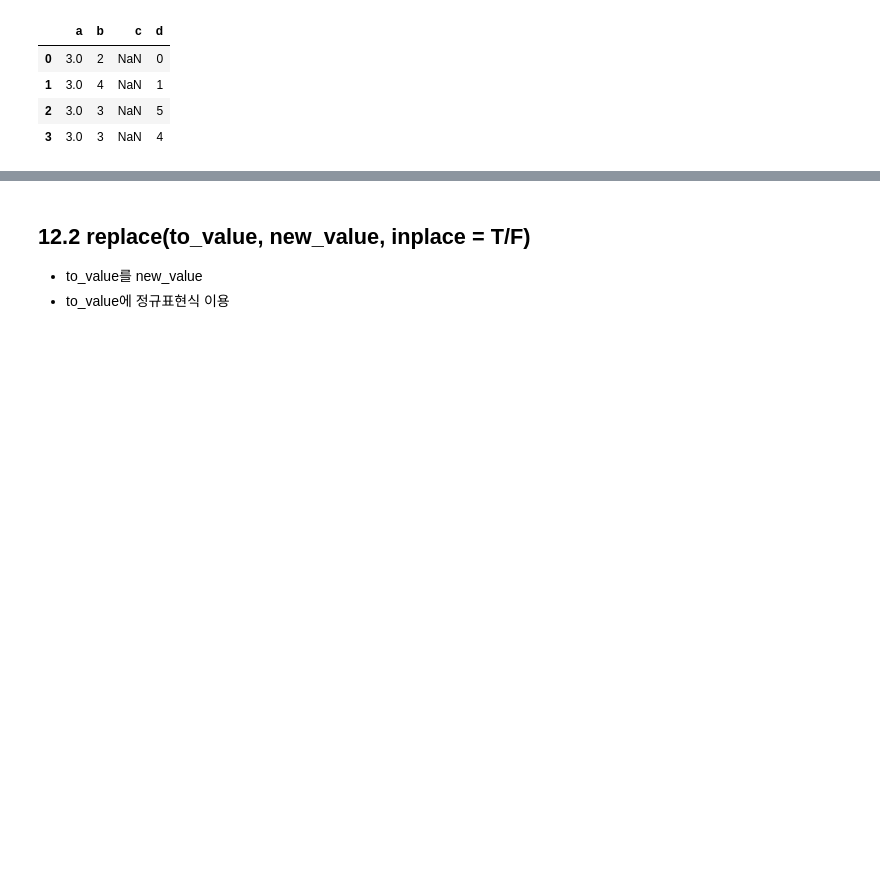
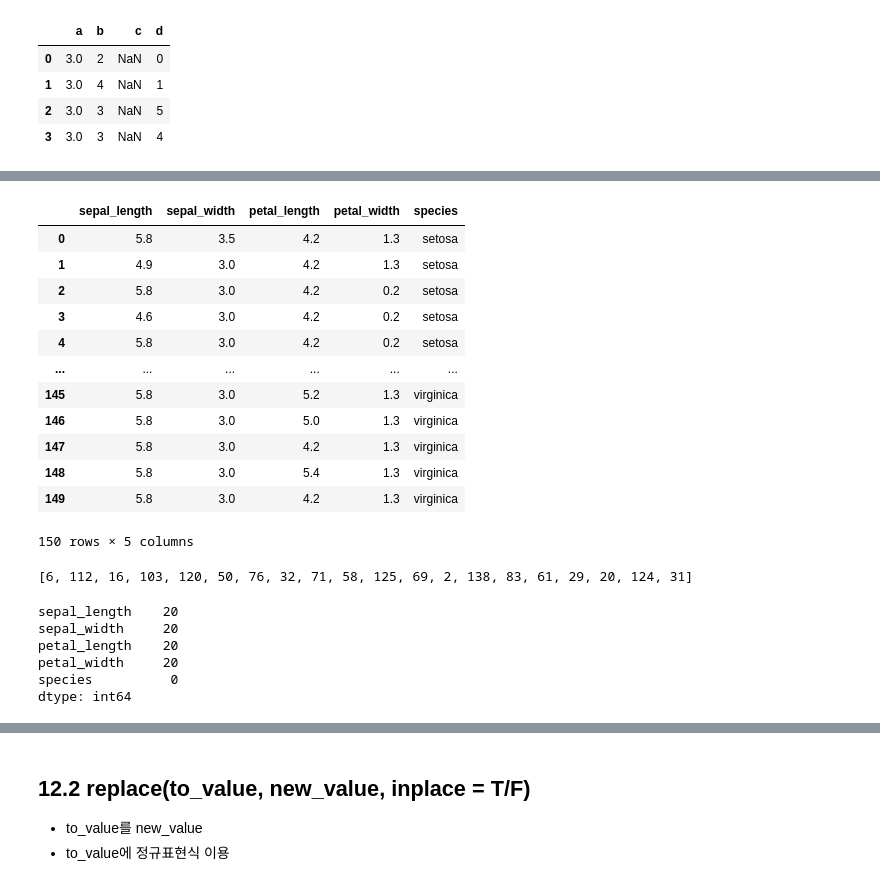
Before and after one commit to gulbiworker/Ai_x, a Jupyter notebook: source/01_python/ch_11 데이터프레임과 시리즈.ipynb, the cells around one changed output, grey strips where cells are left out. Saved outputs shown, nothing was run; the diff lists cells and outputs as text; code cells hidden in the pictures; blank space fills up the shorter version.

```diff
--- a/source/01_python/ch_11 데이터프레임과 시리즈.ipynb
+++ b/source/01_python/ch_11 데이터프레임과 시리즈.ipynb
@@ -2737,0 +2815,37 @@ df.fillna(value=df.mean(axis=0))
+# %%
+iris.median(numeric_only=True)
+iris.fillna(value=iris.median(numeric_only=True), inplace = True)
+iris
+# iris.fillna(iris.iloc[:,:-1].mean())
+# %% [output]
+|  | sepal_length | sepal_width | petal_length | petal_width | species |
+| 0 | 5.8 | 3.5 | 4.2 | 1.3 | setosa |
+| 1 | 4.9 | 3.0 | 4.2 | 1.3 | setosa |
+| 2 | 5.8 | 3.0 | 4.2 | 0.2 | setosa |
+| 3 | 4.6 | 3.0 | 4.2 | 0.2 | setosa |
+| 4 | 5.8 | 3.0 | 4.2 | 0.2 | setosa |
+| ... | ... | ... | ... | ... | ... |
+| 145 | 5.8 | 3.0 | 5.2 | 1.3 | virginica |
+| 146 | 5.8 | 3.0 | 5.0 | 1.3 | virginica |
+| 147 | 5.8 | 3.0 | 4.2 | 1.3 | virginica |
+| 148 | 5.8 | 3.0 | 5.4 | 1.3 | virginica |
+| 149 | 5.8 | 3.0 | 4.2 | 1.3 | virginica |
+150 rows × 5 columns
+# %%
+# 2-2 단계
+import random
+print(random.sample(range(150),20))
+for col in range(iris.shape[-1]-1):   # iris.shape[1]-2 : 4
+    indices = random.sample(range(iris.shape[0]), 20)  # 0~149에서 20개의 고유 인덱스 선택
+    iris.iloc[indices, col] = np.nan
+# %% [output]
+[6, 112, 16, 103, 120, 50, 76, 32, 71, 58, 125, 69, 2, 138, 83, 61, 29, 20, 124, 31]
+# %%
+iris.isna().sum()
+# %% [output]
+sepal_length    20
+sepal_width     20
+petal_length    20
+petal_width     20
+species          0
+dtype: int64
```
Also changed, not shown: parts of 49 cells of this notebook, 2 other files.
